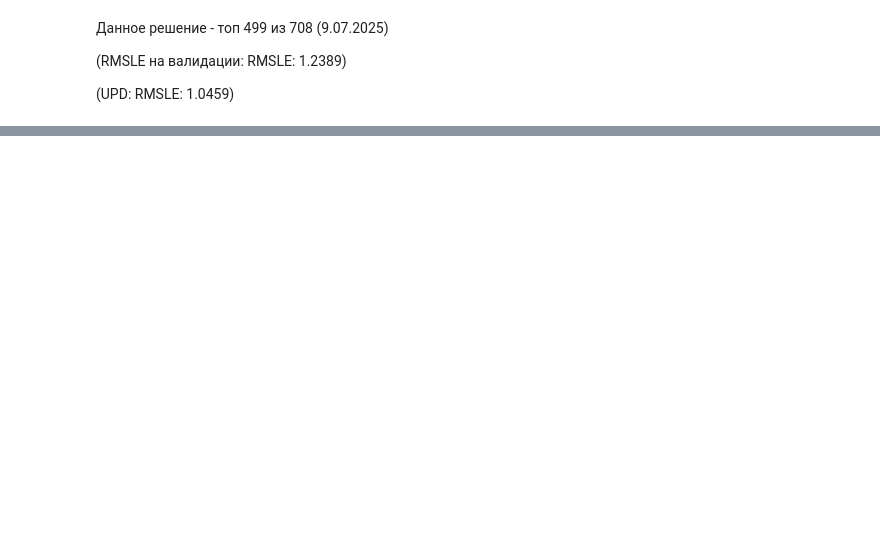
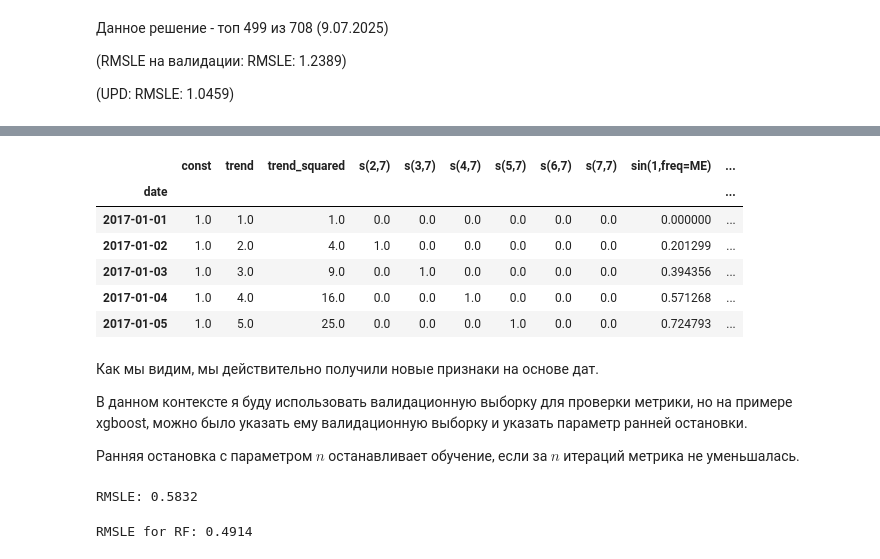
Before and after one commit to haritonn/sales_prediction, a Jupyter notebook: sales_prediction.ipynb, the cells around one changed output, grey strips where cells are left out. Cells and saved outputs as stored; diff of their text form; code cells hidden in the pictures; blank space fills up the shorter version.

```diff
--- a/sales_prediction.ipynb
+++ b/sales_prediction.ipynb
@@ -205,0 +282,14 @@ sub.to_csv('456.csv', index=False)
+# %%
+from statsmodels.tsa.deterministic import Fourier, CalendarFourier, DeterministicProcess
+
+train_data = pd.read_csv("./data/train.csv", parse_dates=['date'], infer_datetime_format=True,
+                        dtype={'store_nbr': 'category', 'family': 'category', 'sales': 'float32'}).drop('id', axis=1)
+test_data = pd.read_csv("./data/test.csv", parse_dates=['date'], infer_datetime_format=True,
+                       dtype={'store_nbr': 'category', 'family': 'category'})
+test_idx = test_data['id']
+test_data.drop('id', axis=1, errors='ignore')
+
+train_data.date = train_data.date.dt.to_period("D")
+test_data.date = test_data.date.dt.to_period("D")
+
+train_data.head()
@@ -205,0 +303,51 @@ sub.to_csv('456.csv', index=False)
+# %%
+train_data = train_data.set_index(['store_nbr', 'family', 'date']).sort_index()
+temp_train = train_data.unstack(['store_nbr', 'family']).loc['2017'] #т.к. предсказывать надо в 2017
+
+test_data = test_data.set_index(['store_nbr', 'family', 'date']).sort_index()
+# %%
+fourier_calend = CalendarFourier(freq='M', order=4)
+det_proc = DeterministicProcess(index=temp_train.index, constant=True, order=2,
+                                seasonal=True, additional_terms=[fourier_calend], drop=True)
+
+X = det_proc.in_sample()
+X.head()
+# %% [output]
+|  | const | trend | trend_squared | s(2,7) | s(3,7) | s(4,7) | s(5,7) | s(6,7) | s(7,7) | sin(1,freq=ME) | ... |
+| date |  |  |  |  |  |  |  |  |  |  | ... |
+| 2017-01-01 | 1.0 | 1.0 | 1.0 | 0.0 | 0.0 | 0.0 | 0.0 | 0.0 | 0.0 | 0.000000 | ... |
+| 2017-01-02 | 1.0 | 2.0 | 4.0 | 1.0 | 0.0 | 0.0 | 0.0 | 0.0 | 0.0 | 0.201299 | ... |
+| 2017-01-03 | 1.0 | 3.0 | 9.0 | 0.0 | 1.0 | 0.0 | 0.0 | 0.0 | 0.0 | 0.394356 | ... |
+| 2017-01-04 | 1.0 | 4.0 | 16.0 | 0.0 | 0.0 | 1.0 | 0.0 | 0.0 | 0.0 | 0.571268 | ... |
+| 2017-01-05 | 1.0 | 5.0 | 25.0 | 0.0 | 0.0 | 0.0 | 1.0 | 0.0 | 0.0 | 0.724793 | ... |
+# %% [markdown]
+Как мы видим, мы действительно получили новые признаки на основе дат.
+
+В данном контексте я буду использовать валидационную выборку для проверки метрики, но на примере xgboost, можно было указать ему валидационную выборку и указать параметр ранней остановки.
+
+Ранняя остановка с параметром $n$ останавливает обучение, если за $n$ итераций метрика не уменьшалась.
+# %%
+from sklearn.ensemble import RandomForestRegressor
+from sklearn.pipeline import make_pipeline
+from sklearn.preprocessing import StandardScaler
+from sklearn.metrics import mean_squared_log_error
+from sklearn.model_selection import train_test_split
+
+rfr = RandomForestRegressor(n_estimators=300, min_samples_leaf=10, random_state=0, n_jobs=-1)
+rfr_pipe = make_pipeline(StandardScaler(), rfr)
+
+X_train, X_val, y_train, y_val = train_test_split(X, temp_train, test_size=.3, random_state=0)
+
+rfr_pipe.fit(X_train, y_train)
+y_pred = rfr_pipe.predict(X_val)
+print("RMSLE: %.4f" % np.sqrt(mean_squared_log_error(y_val, y_pred)))
+# %% [output]
+RMSLE: 0.5832
+# %%
+model_rfr = RandomForestRegressor(n_estimators=500)
+rfr_pipe = make_pipeline(StandardScaler(), model_rfr)
+
+rfr_pipe.fit(X_train, y_train)
+print("RMSLE for RF: %.4f" % np.sqrt(mean_squared_log_error(y_val, rfr_pipe.predict(X_val))))
+# %% [output]
+RMSLE for RF: 0.4914
```
Also changed, not shown: parts of 32 cells of this notebook.
